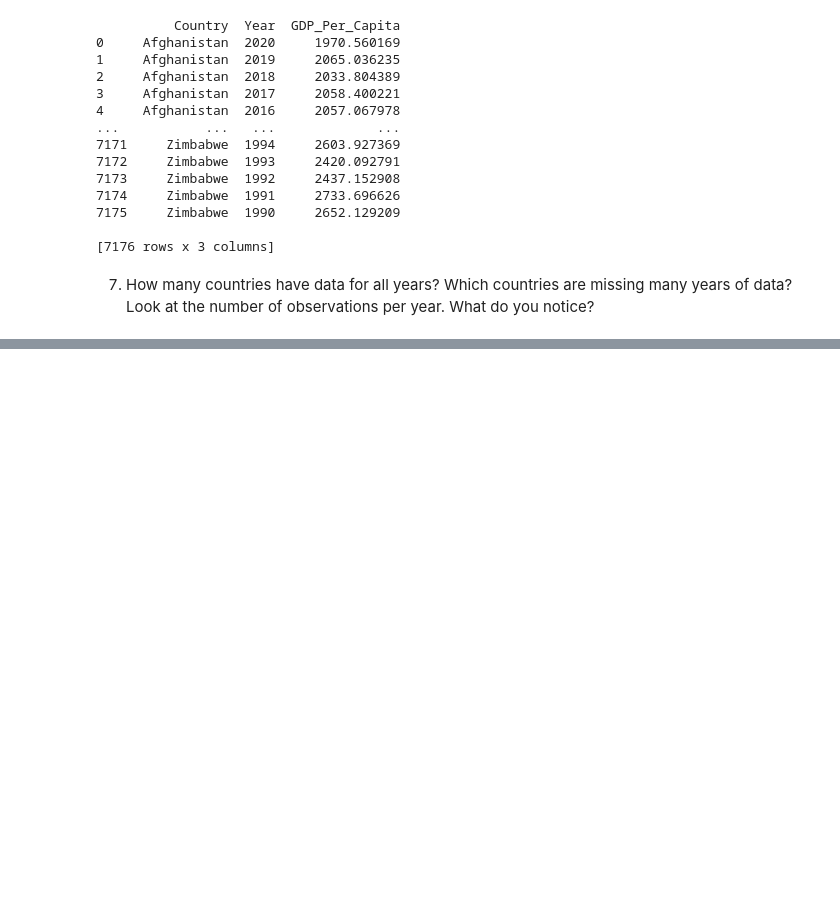
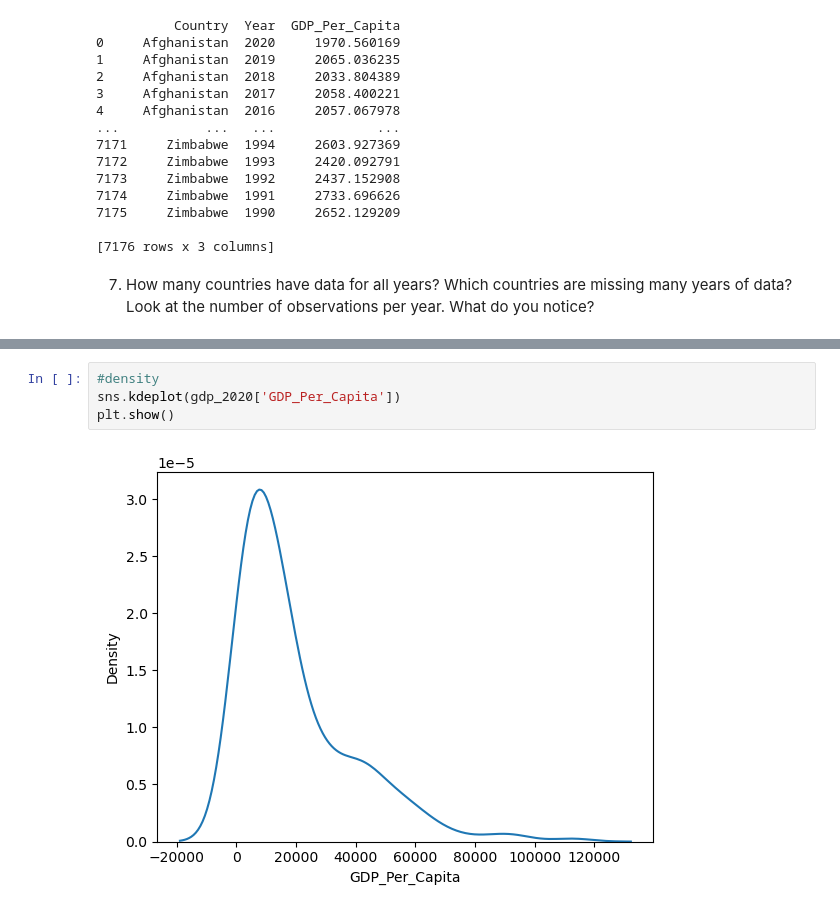
Before and after one commit to scost46/gdp-and-internet-usage-scost46, a Jupyter notebook: notebook/UN_Project.ipynb, the cells around one changed output, grey strips where cells are left out. Cells and saved outputs as stored; diff of their text form; blank space fills up the shorter version.

```diff
--- a/notebook/UN_Project.ipynb
+++ b/notebook/UN_Project.ipynb
@@ -55,0 +114,6 @@ print(gdp_df)
+# %%
+#density
+sns.kdeplot(gdp_2020['GDP_Per_Capita'])
+plt.show()
+# %% [output]
+[figure, added]
```
Also changed, not shown: parts of 9 cells of this notebook.
